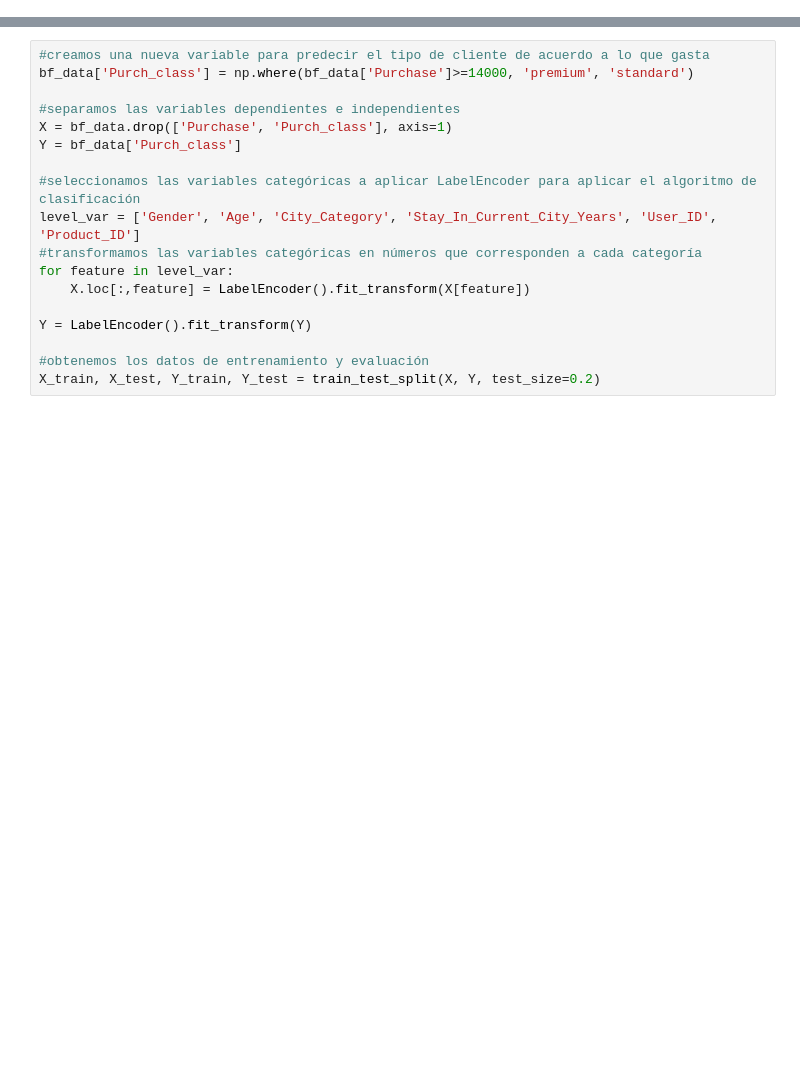
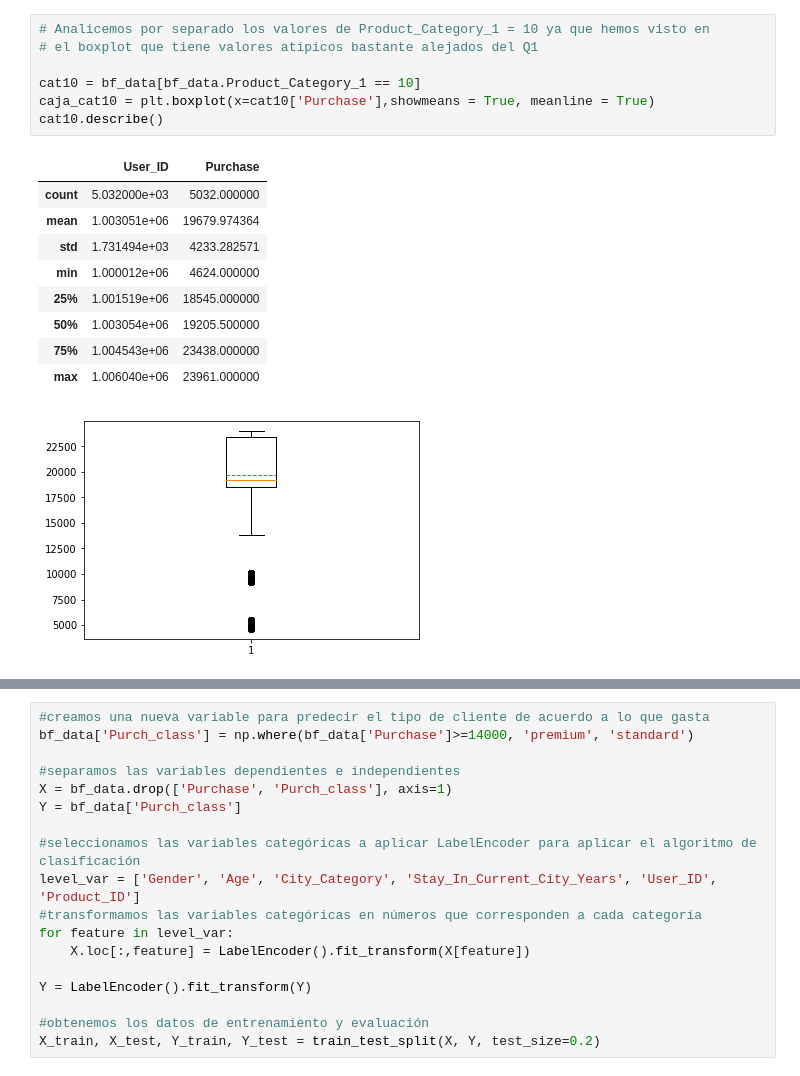
Before and after one commit to aliescont/BlackFriday, a Jupyter notebook: Black_friday_cleaning.ipynb, the cells around one changed output, grey strips where cells are left out. Drawn from its saved outputs; the diff is of its cells as text; blank space fills up the shorter version.

```diff
--- a/Black_friday_cleaning.ipynb
+++ b/Black_friday_cleaning.ipynb
@@ -382,0 +281,18 @@ City_Category  es independiente de  Product_Category_1
+# %%
+# Analicemos por separado los valores de Product_Category_1 = 10 ya que hemos visto en
+# el boxplot que tiene valores atípicos bastante alejados del Q1
+
+cat10 = bf_data[bf_data.Product_Category_1 == 10]
+caja_cat10 = plt.boxplot(x=cat10['Purchase'],showmeans = True, meanline = True)
+cat10.describe()
+# %% [output]
+|  | User_ID | Purchase |
+| count | 5.032000e+03 | 5032.000000 |
+| mean | 1.003051e+06 | 19679.974364 |
+| std | 1.731494e+03 | 4233.282571 |
+| min | 1.000012e+06 | 4624.000000 |
+| 25% | 1.001519e+06 | 18545.000000 |
+| 50% | 1.003054e+06 | 19205.500000 |
+| 75% | 1.004543e+06 | 23438.000000 |
+| max | 1.006040e+06 | 23961.000000 |
+[figure, added]
```
Also changed, not shown: parts of 96 cells of this notebook.
